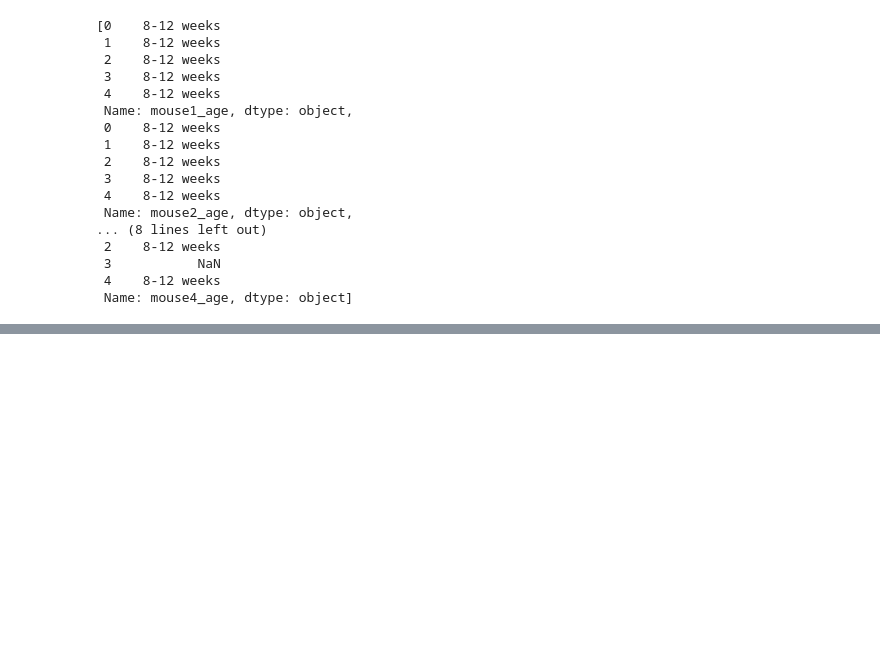
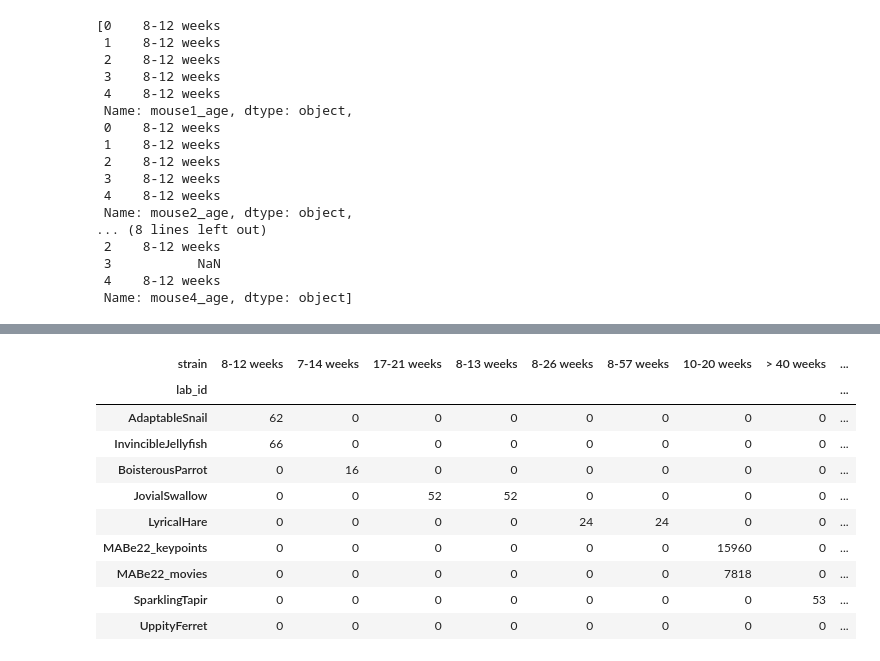
Before and after one commit to falsematrix/mabe, a Jupyter notebook: mabe_code/eda/mouse_age.ipynb, the cells around one changed output, grey strips where cells are left out. Saved outputs shown, nothing was run; the diff lists cells and outputs as text; code cells hidden in the pictures; blank space fills up the shorter version.

```diff
--- a/mabe_code/eda/mouse_age.ipynb
+++ b/mabe_code/eda/mouse_age.ipynb
@@ -51,3 +51,9 @@ cols
  3           NaN
  4    8-12 weeks
  Name: mouse4_age, dtype: object]
+# %%
+# unique ages of mouse global
+for col in cols:
+    print(col)
+    print(train_metadata[col].unique())
+    print()
@@ -53,0 +114,36 @@ cols
+# %%
+import pandas as pd
+from collections import defaultdict
+
+# Step 1: collect counts
+strain_counts = defaultdict(lambda: defaultdict(int))
+
+for lab_id, grp in train_metadata.groupby("lab_id"):
+    for col in cols:
+        for strain, count in grp[col].value_counts().items():
+            if pd.notna(strain):
+                strain_counts[lab_id][strain] += count
+
+# Step 2: convert to DataFrame
+df = pd.DataFrame.from_dict(
+    {lab: dict(strains) for lab, strains in strain_counts.items()},
+    orient='index'
+).fillna(0).astype(int)
+
+df.index.name = 'lab_id'
+df.columns.name = 'strain'
+
+# Step 3: display
+df
+# %% [output]
+| strain | 8-12 weeks | 7-14 weeks | 17-21 weeks | 8-13 weeks | 8-26 weeks | 8-57 weeks | 10-20 weeks | > 40 weeks | ... |
+| lab_id |  |  |  |  |  |  |  |  | ... |
+| AdaptableSnail | 62 | 0 | 0 | 0 | 0 | 0 | 0 | 0 | ... |
+| InvincibleJellyfish | 66 | 0 | 0 | 0 | 0 | 0 | 0 | 0 | ... |
+| BoisterousParrot | 0 | 16 | 0 | 0 | 0 | 0 | 0 | 0 | ... |
+| JovialSwallow | 0 | 0 | 52 | 52 | 0 | 0 | 0 | 0 | ... |
+| LyricalHare | 0 | 0 | 0 | 0 | 24 | 24 | 0 | 0 | ... |
+| MABe22_keypoints | 0 | 0 | 0 | 0 | 0 | 0 | 15960 | 0 | ... |
+| MABe22_movies | 0 | 0 | 0 | 0 | 0 | 0 | 7818 | 0 | ... |
+| SparklingTapir | 0 | 0 | 0 | 0 | 0 | 0 | 0 | 53 | ... |
+| UppityFerret | 0 | 0 | 0 | 0 | 0 | 0 | 0 | 0 | ... |
```
Also changed, not shown: parts of 3 cells of this notebook.
